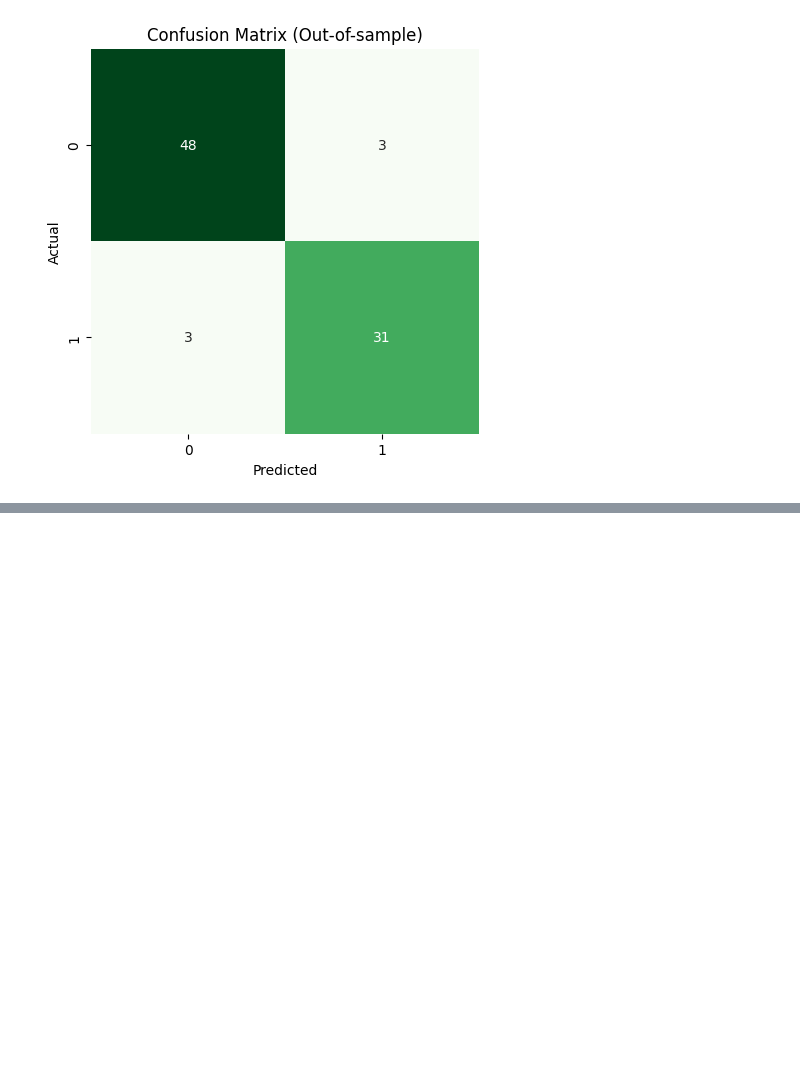
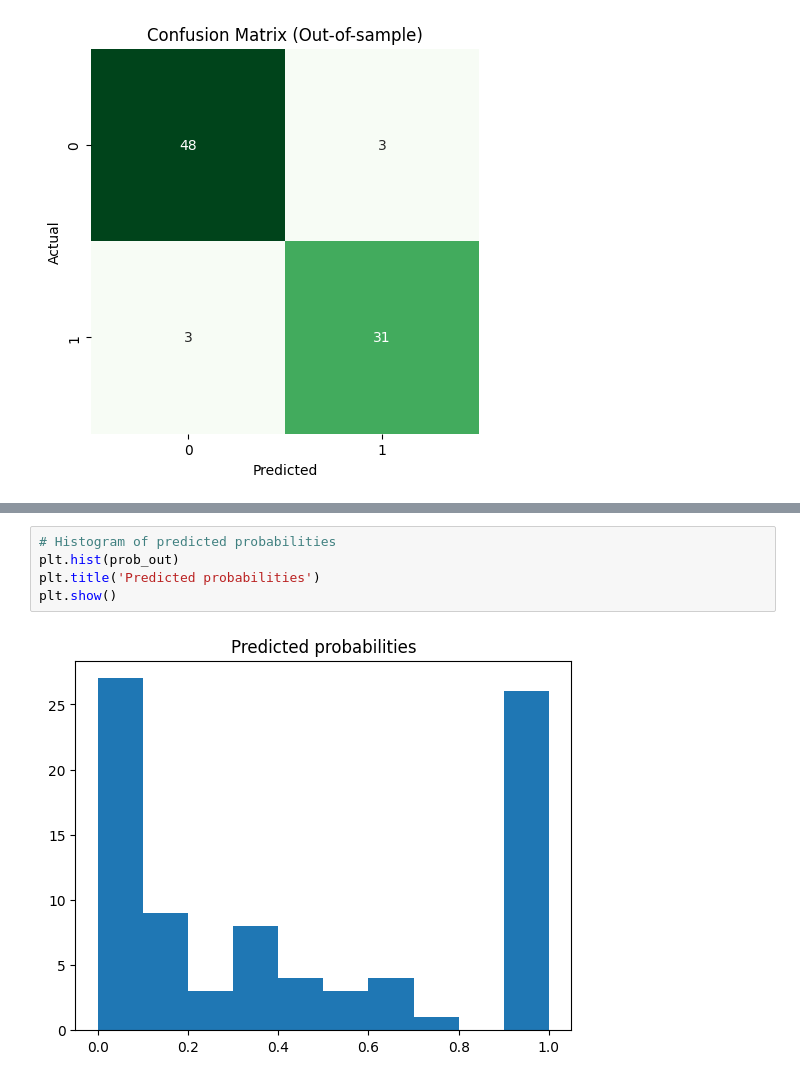
Before and after one commit to babli18/MKT---Consumer-And-Brand-Research, a Jupyter notebook: stp_tools.ipynb, the cells around one changed output, grey strips where cells are left out. Drawn from its saved outputs; the diff is of its cells as text; blank space fills up the shorter version.

```diff
--- a/stp_tools.ipynb
+++ b/stp_tools.ipynb
@@ -262,0 +357,7 @@ plt.show()
+# %%
+# Histogram of predicted probabilities
+plt.hist(prob_out)
+plt.title('Predicted probabilities')
+plt.show()
+# %% [output]
+[figure, added]
```
Also changed, not shown: parts of 13 cells of this notebook.
